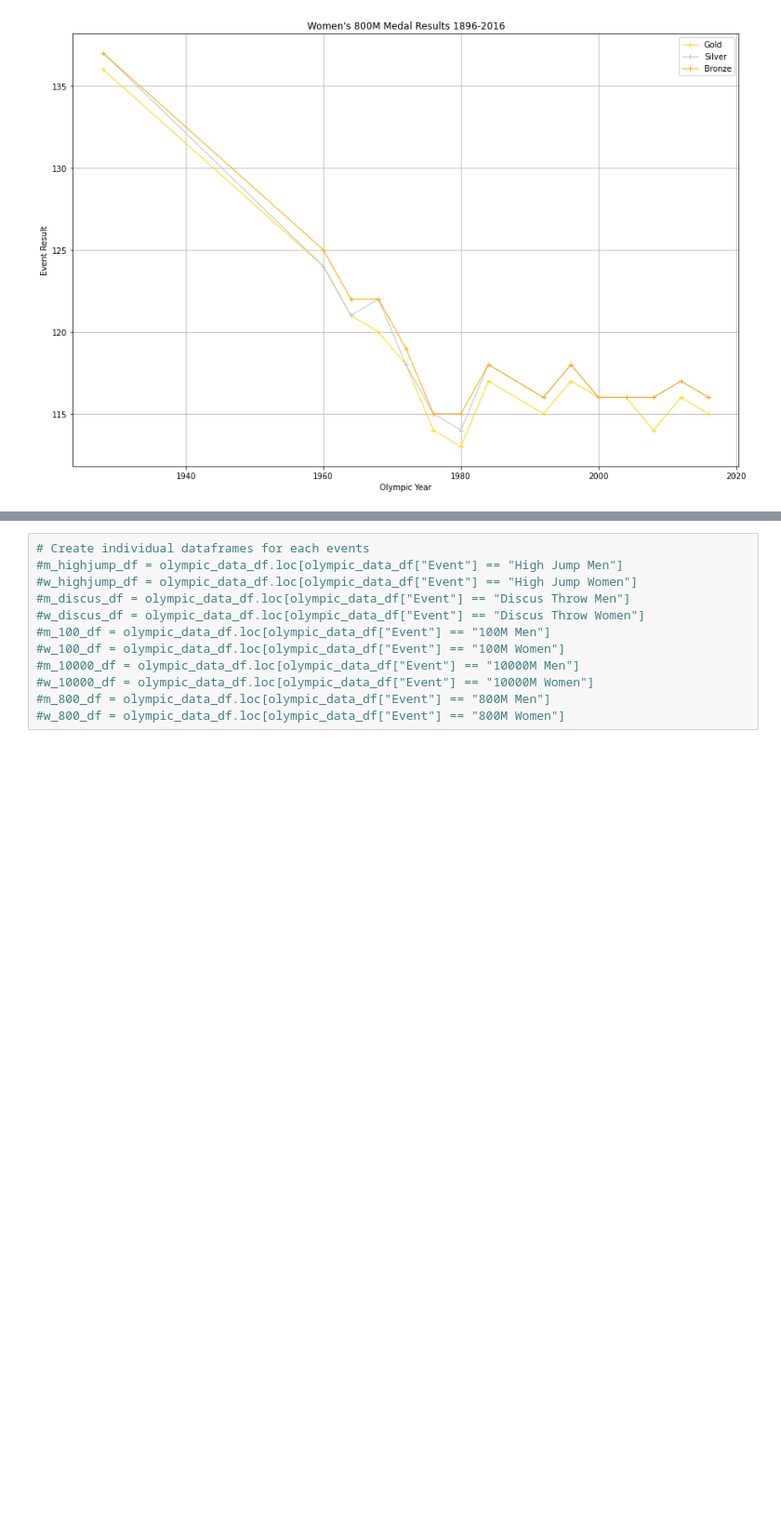
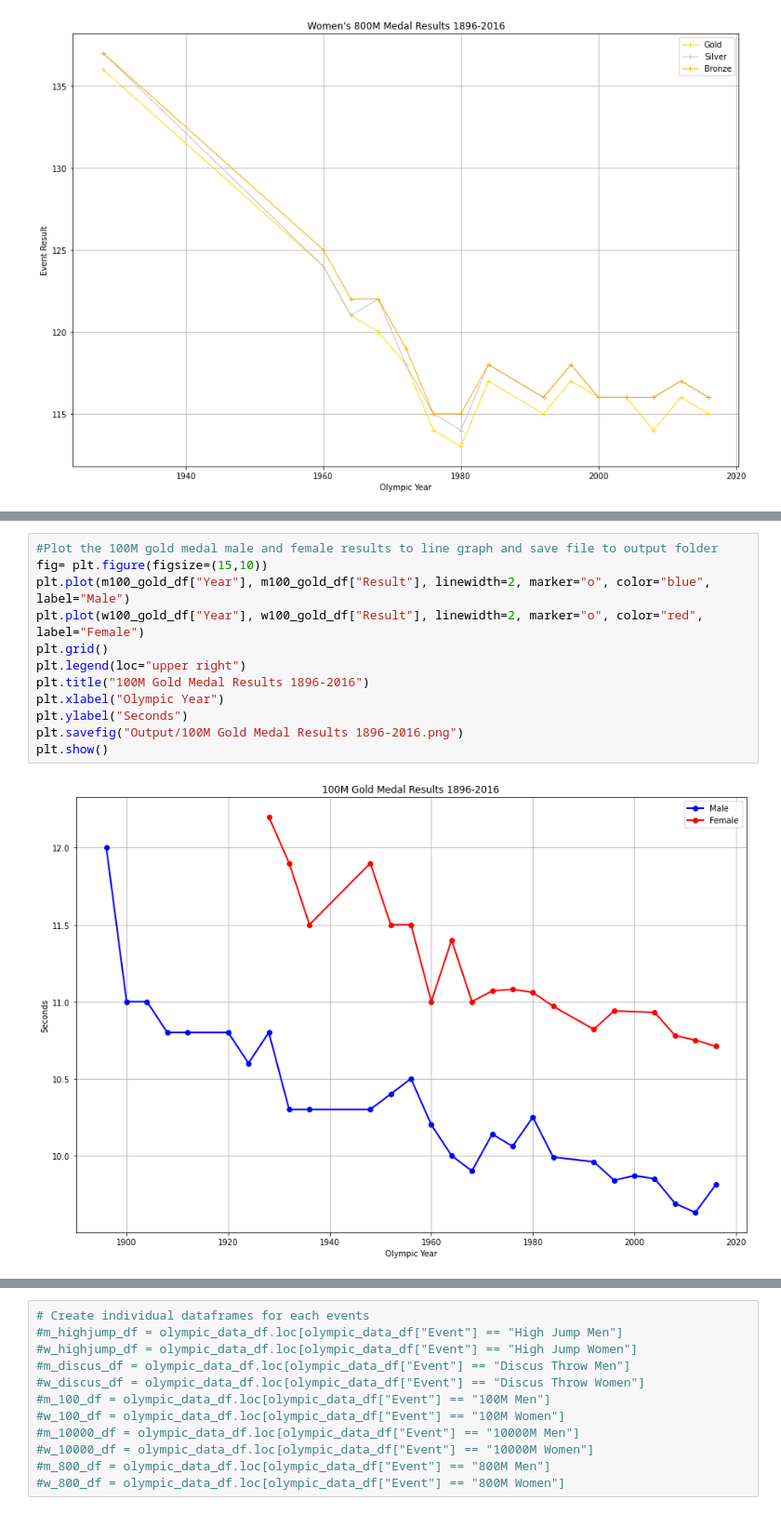
Before and after one commit to dstagner63/Project1, a Jupyter notebook: master_file.ipynb, the cells around one changed output, grey strips where cells are left out. Shown: that part at 93% size. Saved outputs shown, nothing was run; the diff lists cells and outputs as text; blank space fills up the shorter version.

```diff
--- a/master_file.ipynb
+++ b/master_file.ipynb
@@ -351,0 +380,14 @@ plt.show()
+# %%
+#Plot the 100M gold medal male and female results to line graph and save file to output folder
+fig= plt.figure(figsize=(15,10))
+plt.plot(m100_gold_df["Year"], m100_gold_df["Result"], linewidth=2, marker="o", color="blue", label="Male")
+plt.plot(w100_gold_df["Year"], w100_gold_df["Result"], linewidth=2, marker="o", color="red", label="Female")
+plt.grid()
+plt.legend(loc="upper right")
+plt.title("100M Gold Medal Results 1896-2016")
+plt.xlabel("Olympic Year")
+plt.ylabel("Seconds")
+plt.savefig("Output/100M Gold Medal Results 1896-2016.png")
+plt.show()
+# %% [output]
+[figure, added]
```
Also changed, not shown: parts of 4 cells of this notebook, 5 other files.
